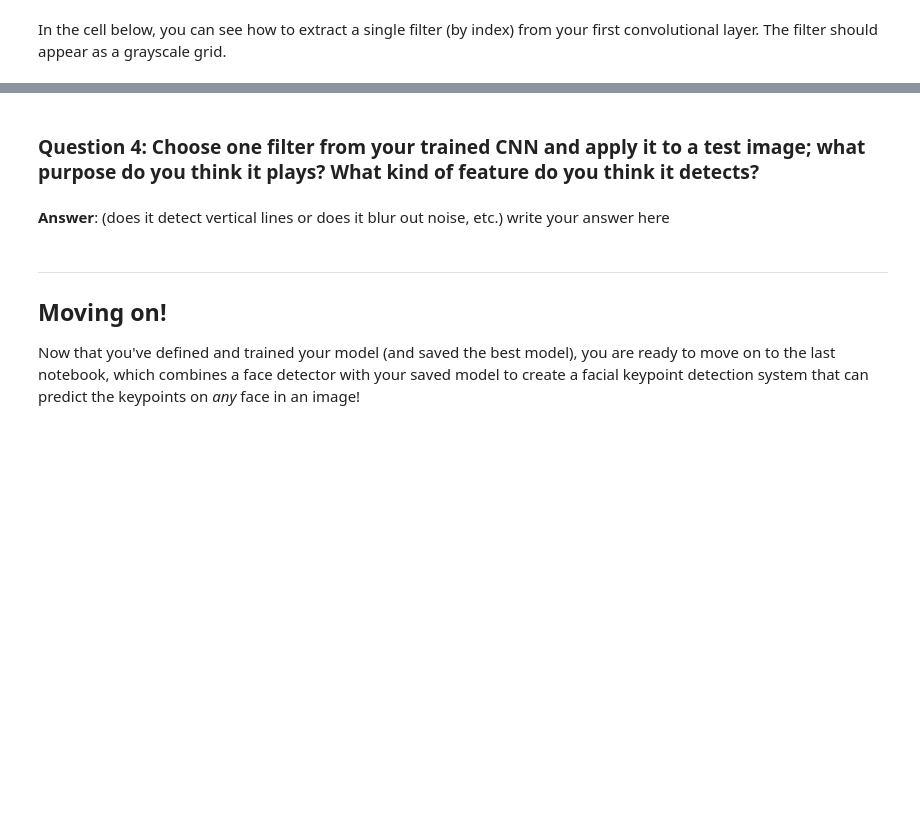
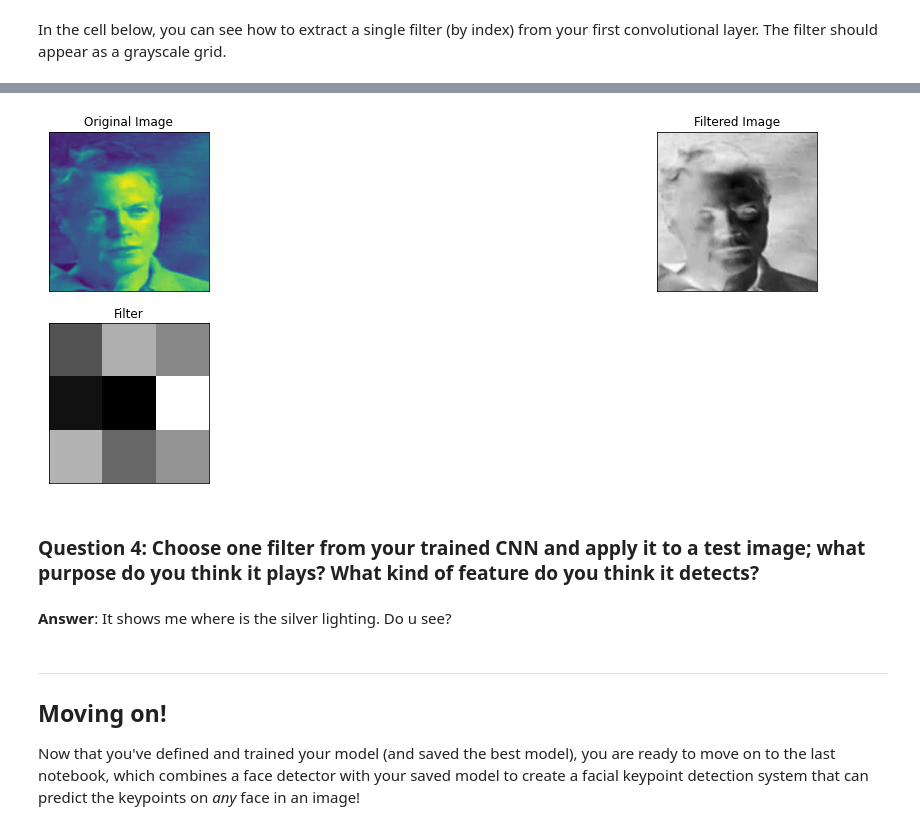
Before and after one commit to MarkRoy8888/P1_Facial_Keypoints, a Jupyter notebook: 2. Define the Network Architecture.ipynb, the cells around one changed output, grey strips where cells are left out. Saved outputs shown, nothing was run; the diff lists cells and outputs as text; code cells hidden in the pictures; blank space fills up the shorter version.

```diff
--- a/2. Define the Network Architecture.ipynb
+++ b/2. Define the Network Architecture.ipynb
@@ -517,7 +541,42 @@ Next, choose a test image and filter it with one of the convolutional kernels in
+# %%
+##TODO: load in and display any image from the transformed test dataset
+
+## TODO: Using cv's filter2D function,
+## apply a specific set of filter weights (like the one displayed above) to the test image
+
+import cv2
+weights1 = net.conv1[0].weight
+
+w = weights1.detach().numpy()
+
+filter_index = 5
+idx_img = 3
+img = np.squeeze(test_images[idx_img].data.numpy())
+
+# plt.imshow(img, cmap="gray")
+fig = plt.figure(figsize=(20,10))
+ax = fig.add_subplot(322, xticks = [], yticks = [])
+
+filtered_img = cv2.filter2D(img, -1, w[filter_index][0])
+ax.imshow(filtered_img, cmap="gray")
+ax.set_title("Filtered Image")
+
+
+ax = fig.add_subplot(323, xticks = [], yticks = [])
+ax.imshow(w[filter_index][0], cmap ='gray')
+ax.set_title("Filter")
+
+ax = fig.add_subplot(321, xticks = [], yticks = [])
+ax.imshow(img)
+ax.set_title("Original Image")
+
+plt.show()
+# %% [output]
+[figure, added]
 # %% [markdown]
 ### Question 4: Choose one filter from your trained CNN and apply it to a test image; what purpose do you think it plays? What kind of feature do you think it detects?
-# %% [markdown]
-**Answer**: (does it detect vertical lines or does it blur out noise, etc.) write your answer here
+# %% [markdown]
+**Answer**: It shows me where is the silver lighting. Do u see?
 # %% [markdown]
 ---
 ## Moving on!
```
Also changed, not shown: parts of 15 cells of this notebook, 3 other files.
